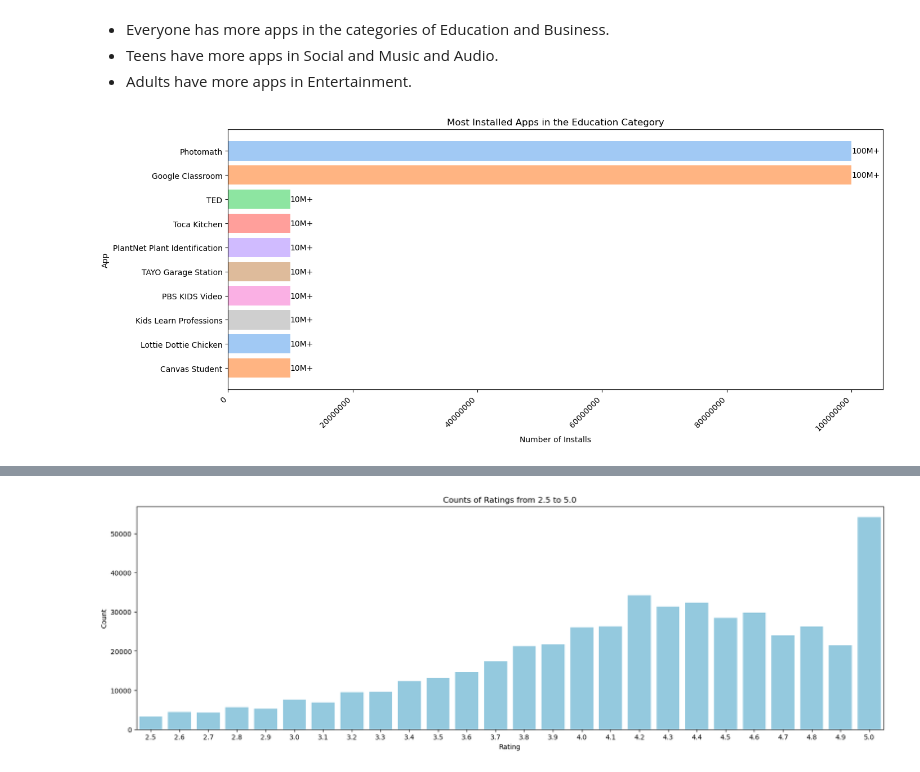
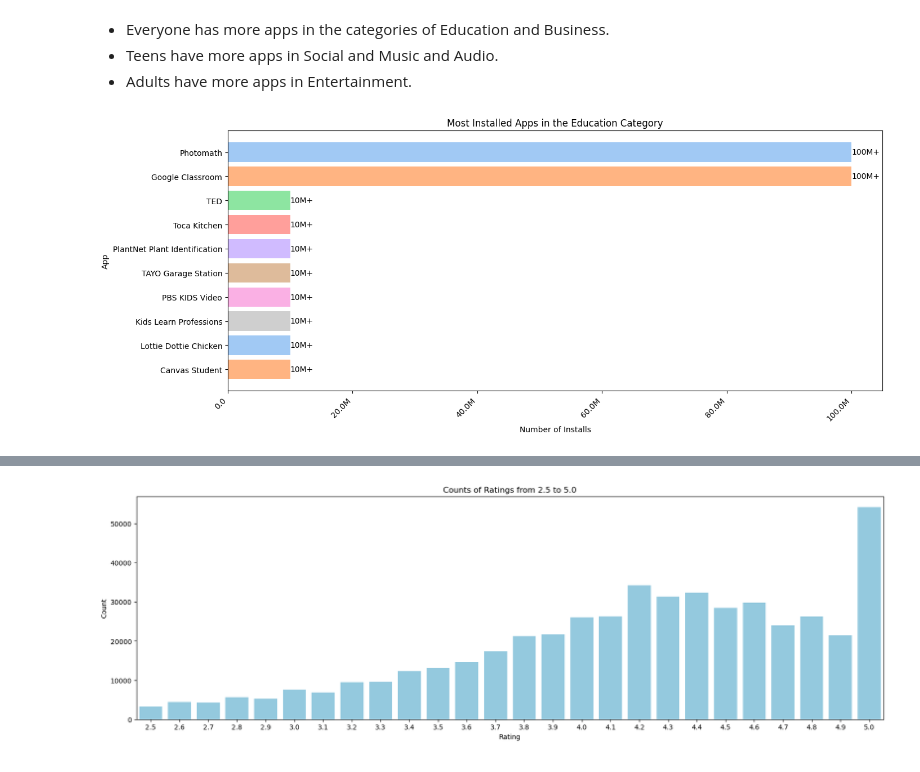
Before and after one commit to maria-clavijo/project_playstore_apps, a Jupyter notebook: notebooks/EDA.ipynb, the cells around one changed output, grey strips where cells are left out. Drawn from its saved outputs; the diff is of its cells as text; code cells hidden in the pictures.

```diff
--- a/notebooks/EDA.ipynb
+++ b/notebooks/EDA.ipynb
@@ -6,7 +6,7 @@ import numpy as np
 import matplotlib.pyplot as plt
 
 # Read the cleaned CSV file
-df_apps = pd.read_csv(r"C:\Users\USER\OneDrive - Universidad Autonoma de Occidente\1. Ing. IAED\Semestre V\ETL\project_playstore_apps\data\Google-Playstore-Dataset-Clean.csv")
+df_apps = pd.read_csv(r"C:/Users/valen/OneDrive/Documentos/project_playstore_apps/project_playstore_apps/data/Google-Playstore-Dataset-Clean.csv")
 
 # Show the first rows of the DataFrame
 print(df_apps.head())
@@ -103,34 +104,53 @@ plt.show()
 * Teens have more apps in Social and Music and Audio.
 * Adults have more apps in Entertainment.
 # %%
-# Remove the characters "+" and "," from the installation numbers
+# Elimina los caracteres "+" y "," de los números de instalación
 df_modified = df_apps.assign(Installs=lambda x: x['Installs'].str.replace('\+', '', regex=True).str.replace(',', '', regex=True))
 
-# Convert the installation values to numeric type
+# Convierte los valores de instalación a tipo numérico
 df_modified['Installs'] = pd.to_numeric(df_modified['Installs'], errors='coerce')
 
-# Filter the applications in the "Education" category
+# Filtra las aplicaciones en la categoría "Educación"
 df_educ = df_modified[df_modified['Category'] == 'Education']
 educ_sorted = df_educ.sort_values(by='Installs', ascending=False)
 top_educ = educ_sorted.head(10)
+
+# Define la paleta de colores
 palette = sns.color_palette('pastel', 8)
 
+# Crea la figura y el gráfico de barras
 plt.figure(figsize=(15, 6))
 bars = plt.barh(top_educ['App Name'], top_educ['Installs'], color=palette)
+
+# Agrega etiquetas a las barras
 for bar, install_count in zip(bars, top_educ['Installs']):
     if install_count >= 1000000000:
         label = f'{install_count // 1000000000}B+'
     elif install_count >= 1000000:
         label = f'{install_count // 1000000}M+'
     else:
         label = f'{install_count}+'
     plt.text(install_count, bar.get_y() + bar.get_height() / 2, label, va='center', ha='left')
+
+# Configura las etiquetas del eje X
 plt.xlabel('Number of Installs')
 plt.ylabel('App')
 plt.title('Most Installed Apps in the Education Category')
 plt.gca().invert_yaxis()
 plt.xticks(rotation=45, ha='right')
-plt.gca().get_xaxis().get_major_formatter().set_scientific(False)
+
+# Desactiva la notación científica y formatea las etiquetas
+plt.ticklabel_format(style='plain', axis='x')
+def millions_formatter(x, pos):
+    if x >= 1000000000:
+        return f"{x/1000000000:.1f}B"
+    elif x >= 1000000:
+        return f"{x/1000000:.1f}M"
+    else:
+        return f"{x:,}"
+plt.gca().get_xaxis().set_major_formatter(plt.FuncFormatter(millions_formatter))
+
+# Muestra la gráfica
 plt.show()
 # %% [output]
-[figure, old version]
+[figure, new version]
```
Also changed, not shown: parts of 8 cells of this notebook.
